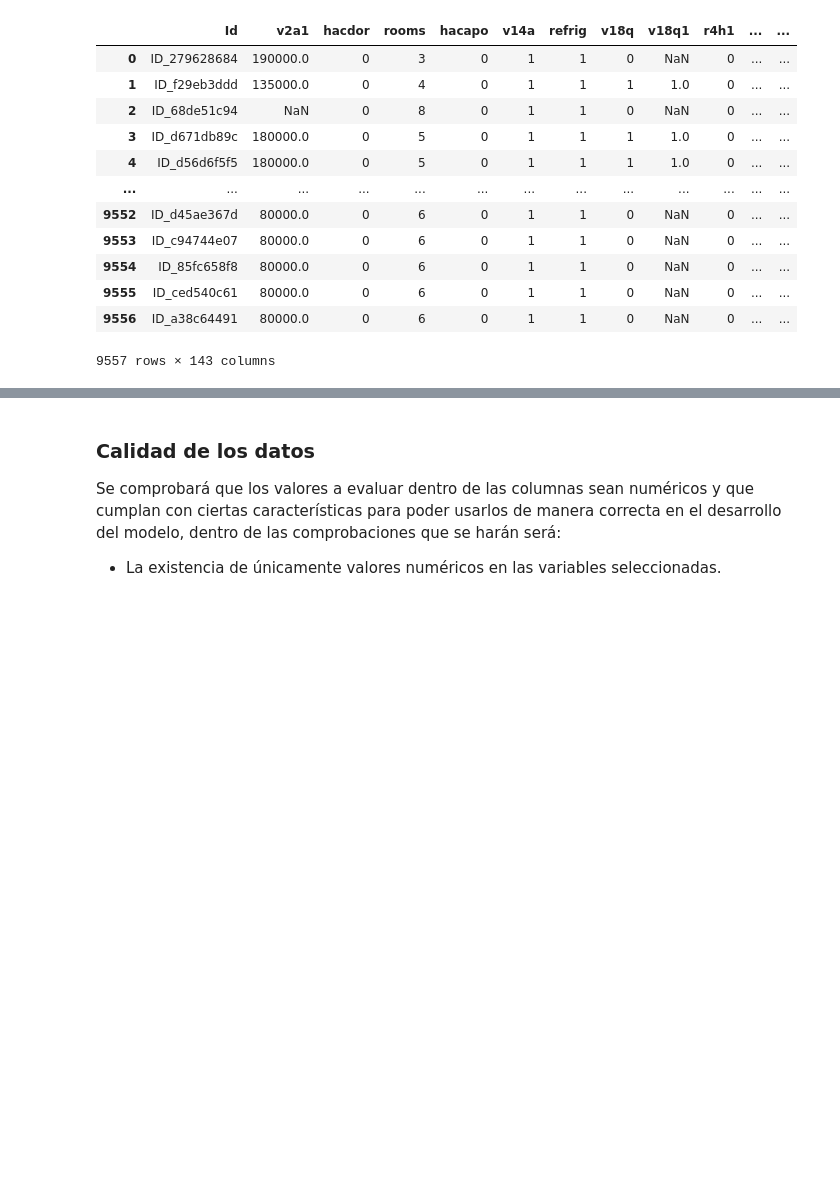
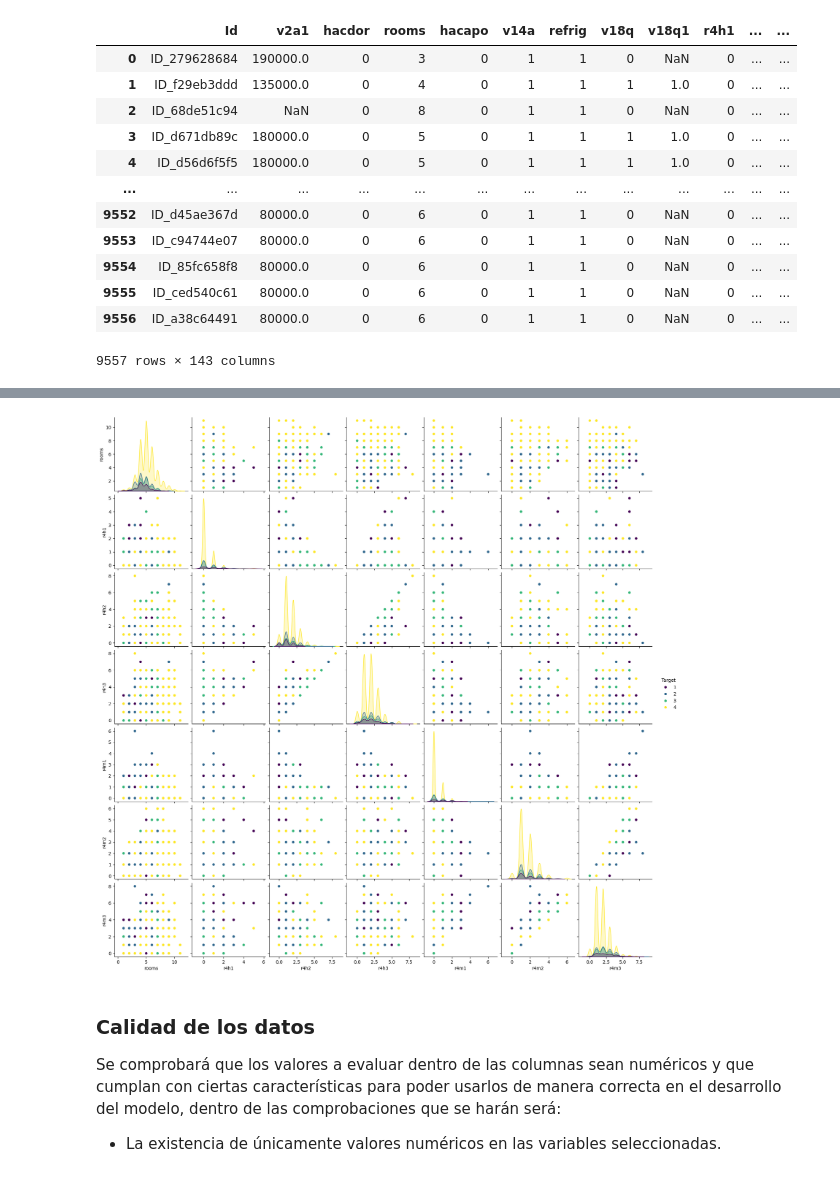
Before and after one commit to AvocadoAguacate/TC03ML, a Jupyter notebook: TC.ipynb, the cells around one changed output, grey strips where cells are left out. Drawn from its saved outputs; the diff is of its cells as text; code cells hidden in the pictures; blank space fills up the shorter version.

```diff
--- a/TC.ipynb
+++ b/TC.ipynb
@@ -78,3 +98,8 @@ DEPENDENCY_COLUMN_NAME = "dependency"
+# %%
+sns.pairplot(data[indirect_columns + [TARGET_COLUMN_NAME]], hue=TARGET_COLUMN_NAME, palette="viridis")
+plt.show()
+# %% [output]
+[figure, added]
 # %% [markdown]
 ### Calidad de los datos
 Se comprobará que los valores a evaluar dentro de las columnas sean numéricos y que cumplan con ciertas características para poder usarlos de manera correcta en el desarrollo del modelo, dentro de las comprobaciones que se harán será:
```
Also changed, not shown: parts of 20 cells of this notebook.
